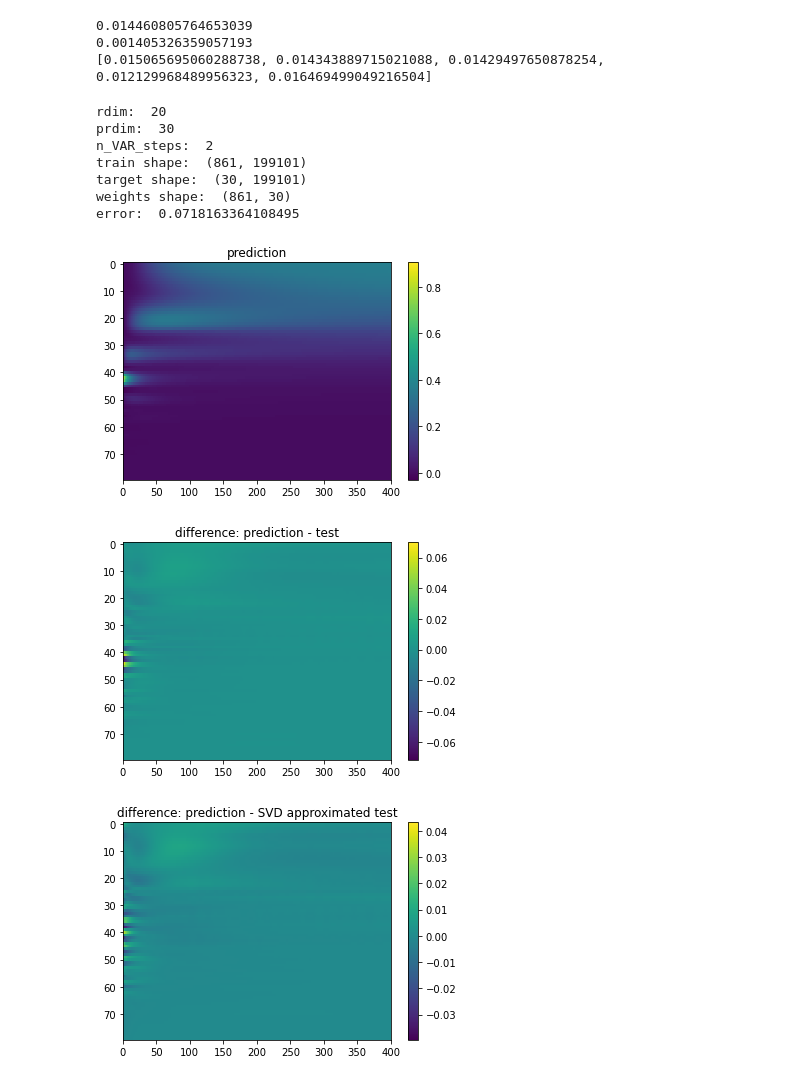
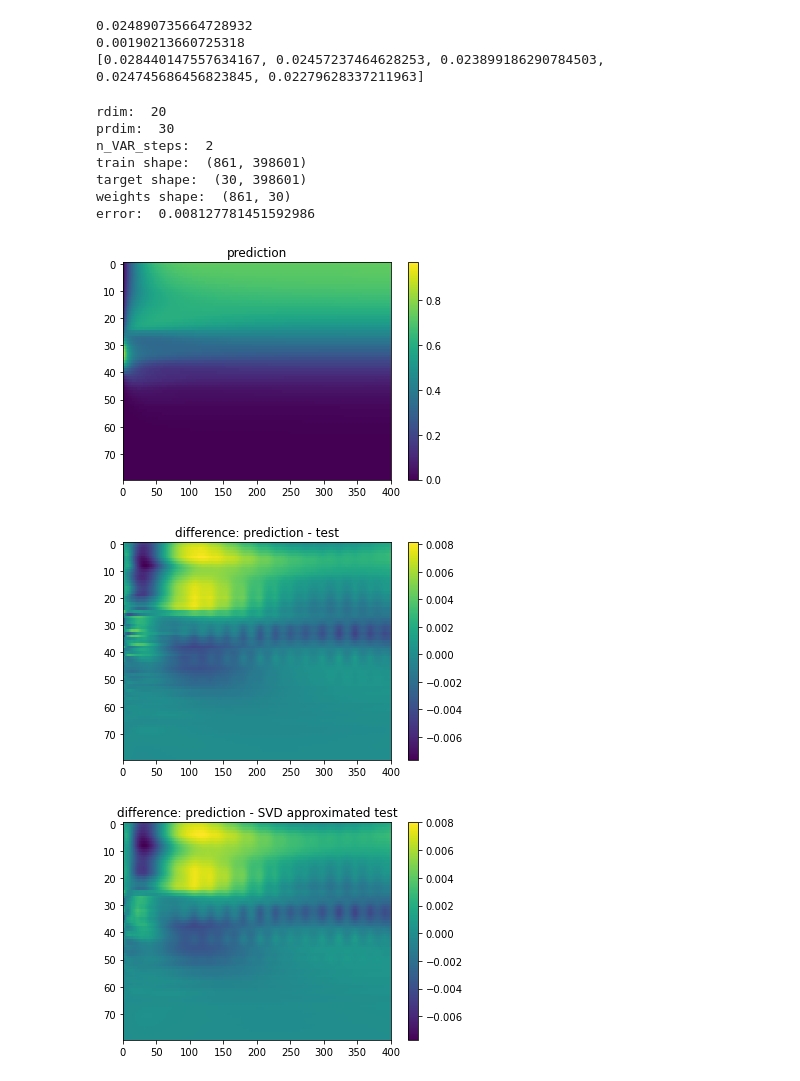
Before and after one commit to stmeinecke/derrom, a Jupyter notebook: ELPH-ML_RDNLVAR_NVAR.ipynb, the cells around one changed output. Cells and saved outputs as stored; diff of their text form; code cells hidden in the pictures.

Commit message:
Bigger training data set

```diff
--- a/ELPH-ML_RDNLVAR_NVAR.ipynb
+++ b/ELPH-ML_RDNLVAR_NVAR.ipynb
@@ -16,8 +16,9 @@ import ELPH_VAR_Transformer
 
 from ELPH_RDNLVAR import RDNLVAR
 # %%
-runs = ELPH_utils.load_runs(filename='../runs_rand_inits.npz')
+# runs = ELPH_utils.load_runs(filename='../runs_rand_inits.npz')
 # runs = ELPH_utils.load_runs(filename='../runs.npz')
+runs = ELPH_utils.load_runs(filename='../runs_nkmax_80.npz')
 
 # runs = runs[:100:1]
 # for k in range(len(runs)):
@@ -108,5 +109,5 @@ plt.show()
 # %%
-optimizer = ELPH_Optimizer.ridge(alpha=10.**-3.43)
+optimizer = ELPH_Optimizer.ridge(alpha=10.**-2.0)
 scaler = ELPH_Scaler.normalize_scaler(0.63)
 dim_reducer = ELPH_Dim_Reducer.SVD()
 VAR_transformer = ELPH_VAR_Transformer.polynomial_features(order=2)
@@ -120,17 +121,17 @@ print(m)
 print(np.std(s))
 print(s)
 # %% [output]
-0.014460805764653039
-0.001405326359057193
-[0.015065695060288738, 0.014343889715021088, 0.01429497650878254, 0.012129968489956323, 0.016469499049216504]
+0.024890735664728932
+0.00190213660725318
+[0.028440147557634167, 0.02457237464628253, 0.023899186290784503, 0.024745686456823845, 0.02279628337211963]
 # %%
-optimizer = ELPH_Optimizer.ridge(alpha=10.**-3.43)
+optimizer = ELPH_Optimizer.ridge(alpha=10.**-2.0)
 scaler = ELPH_Scaler.normalize_scaler(0.63)
 dim_reducer = ELPH_Dim_Reducer.SVD()
 VAR_transformer = ELPH_VAR_Transformer.polynomial_features(order=2)
 
 train_runs = runs[::1]
-test_run = train_runs.pop(85)
+test_run = train_runs.pop(17)
 
 model.load_runs(train_runs)
 model.train(rdim=20, prdim = 30, n_VAR_steps=2, intercept=True, optimizer=optimizer, scaler=scaler, dim_reducer=dim_reducer, VAR_transformer=VAR_transformer)
@@ -148,36 +149,36 @@ plt.imshow(pred, aspect='auto', interpolation='none')
 plt.colorbar()
 plt.title('prediction')
 plt.xlim(0,xmax)
 plt.show()
 
 plt.imshow(pred-test_run, aspect='auto', interpolation='none')
 plt.colorbar()
 plt.title('difference: prediction - test')
 plt.xlim(0,xmax)
 plt.show()
 
 
 test_run_SVDapprx = dim_reducer.U[:,:30] @ dim_reducer.U[:,:30].T @ test_run
 
 plt.imshow(pred-test_run_SVDapprx, aspect='auto', interpolation='none')
 plt.colorbar()
 plt.title('difference: prediction - SVD approximated test')
 plt.xlim(0,xmax)
 plt.show()
 
 plt.imshow(test_run-test_run_SVDapprx, aspect='auto', interpolation='none')
 plt.colorbar()
 plt.title('difference: test - SVD approximated test')
 plt.xlim(0,xmax)
 plt.show()
 # %% [output]
 rdim:  20
 prdim:  30
 n_VAR_steps:  2
-train shape:  (861, 199101)
-target shape:  (30, 199101)
+train shape:  (861, 398601)
+target shape:  (30, 398601)
 weights shape:  (861, 30)
-error:  0.0718163364108495
+error:  0.008127781451592986
-[figure, old version]
+[figure, new version]
-[figure, old version]
+[figure, new version]
-[figure, old version]
+[figure, new version]
```
Also changed, not shown: parts of 7 cells of this notebook, 3 other files.
